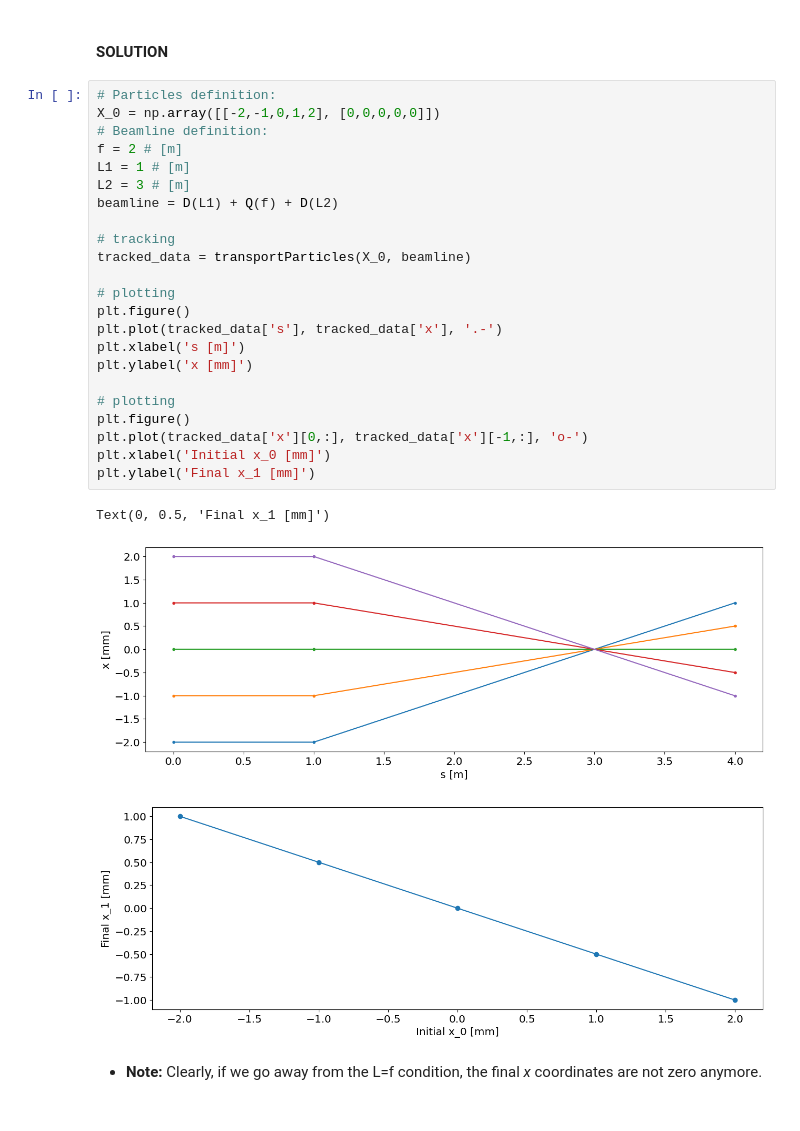
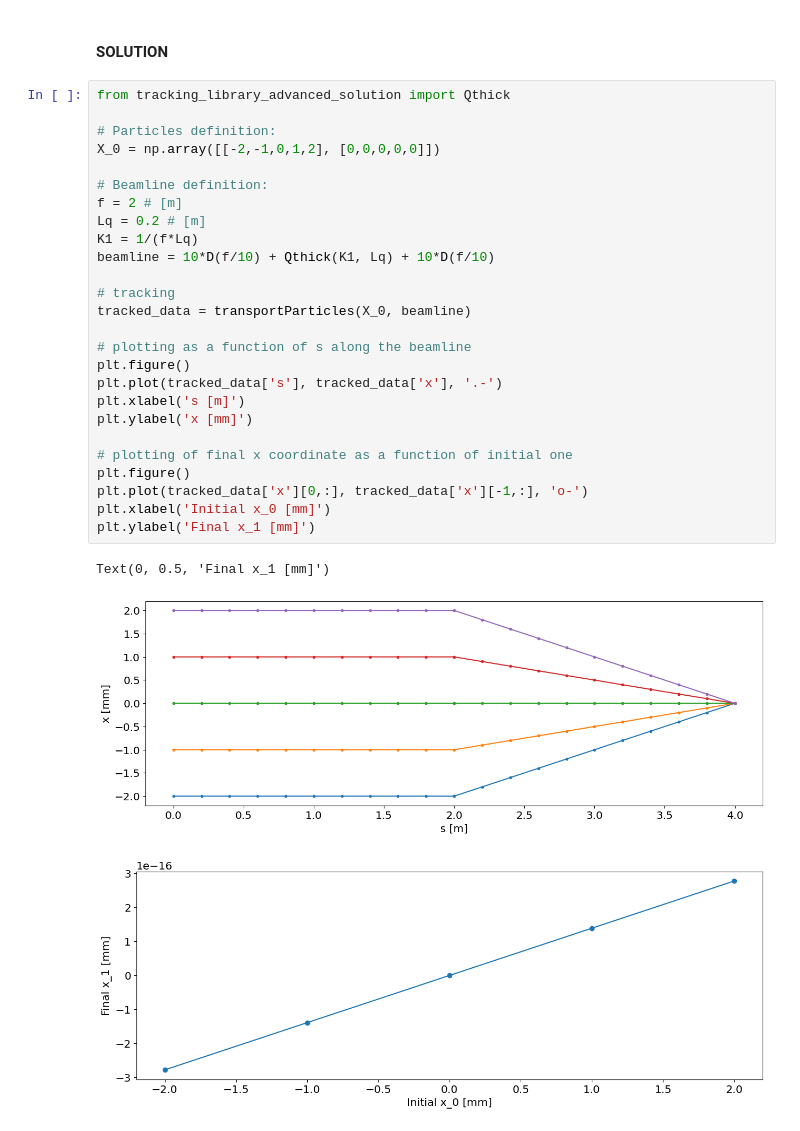
Before and after one commit to cerncas/hands-on-lattice-exercises, a Jupyter notebook: new_01_Optional_physics.ipynb, the cells around one changed output. Drawn from its saved outputs; the diff is of its cells as text.

```diff
--- a/new_01_Optional_physics.ipynb
+++ b/new_01_Optional_physics.ipynb
@@ -447,31 +36,32 @@ Now is your turn! Try to modify the beamline description: what happens if you mo
 # %% [markdown]
 #### SOLUTION
 # %%
+from tracking_library_advanced_solution import Qthick
+
 # Particles definition:
 X_0 = np.array([[-2,-1,0,1,2], [0,0,0,0,0]])
+
 # Beamline definition:
 f = 2 # [m]
-L1 = 1 # [m]
-L2 = 3 # [m]
-beamline = D(L1) + Q(f) + D(L2)
+Lq = 0.2 # [m]
+K1 = 1/(f*Lq)
+beamline = 10*D(f/10) + Qthick(K1, Lq) + 10*D(f/10)
 
 # tracking
 tracked_data = transportParticles(X_0, beamline)
 
-# plotting
+# plotting as a function of s along the beamline
 plt.figure()
 plt.plot(tracked_data['s'], tracked_data['x'], '.-')
 plt.xlabel('s [m]')
 plt.ylabel('x [mm]')
 
-# plotting
+# plotting of final x coordinate as a function of initial one
 plt.figure()
 plt.plot(tracked_data['x'][0,:], tracked_data['x'][-1,:], 'o-')
 plt.xlabel('Initial x_0 [mm]')
 plt.ylabel('Final x_1 [mm]')
 # %% [output]
 Text(0, 0.5, 'Final x_1 [mm]')
-[figure, old version]
+[figure, new version]
-[figure, old version]
+[figure, new version]
-# %% [markdown]
-- **Note:** Clearly, if we go away from the L=f condition, the final *x* coordinates are not zero anymore.
```
Also changed, not shown: parts of 114 cells of this notebook, 3 other files.
